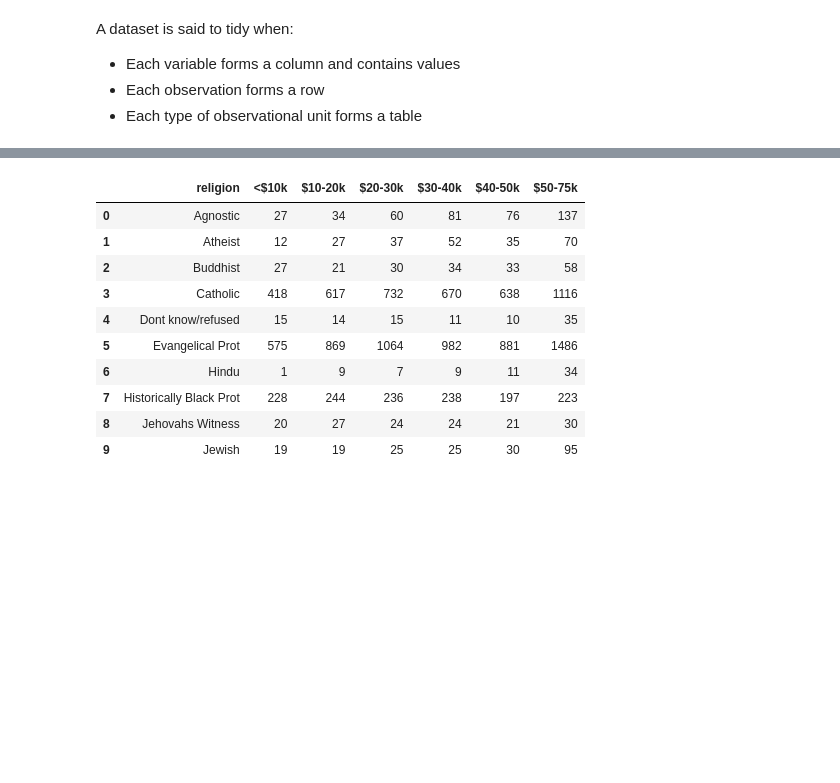
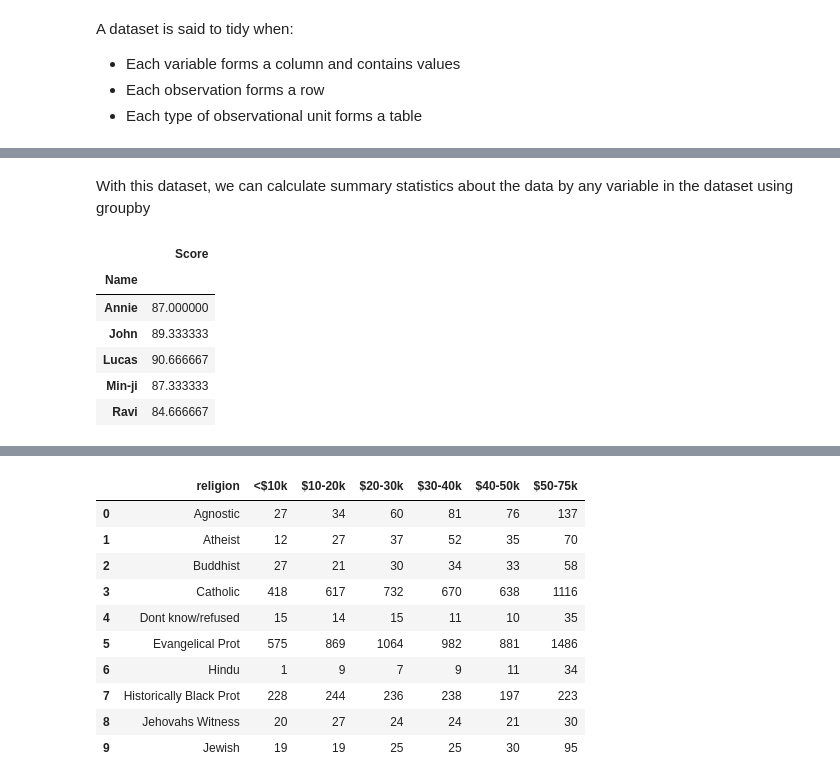
Before and after one commit to joeelorm/Data_Science, a Jupyter notebook: Data Cleaninig/Tidy Data.ipynb, the cells around one changed output, grey strips where cells are left out. Drawn from its saved outputs; the diff is of its cells as text; code cells hidden in the pictures; blank space fills up the shorter version.

```diff
--- a/Data Cleaninig/Tidy Data.ipynb
+++ b/Data Cleaninig/Tidy Data.ipynb
@@ -5,0 +46,12 @@ A dataset is said to tidy when:
+# %% [markdown]
+With this dataset, we can calculate summary statistics about the data by any variable in the dataset using groupby
+# %%
+data_tidy.groupby(by = "Name").mean() #Finding the average score for each student scored across the 3 tests
+# %% [output]
+|  | Score |
+| Name |  |
+| Annie | 87.000000 |
+| John | 89.333333 |
+| Lucas | 90.666667 |
+| Min-ji | 87.333333 |
+| Ravi | 84.666667 |
```
Also changed, not shown: parts of 7 cells of this notebook.
